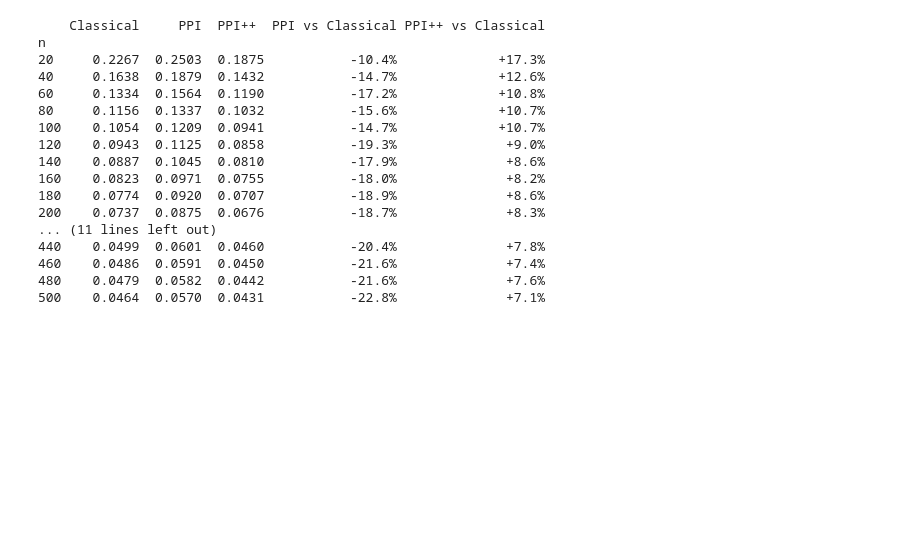
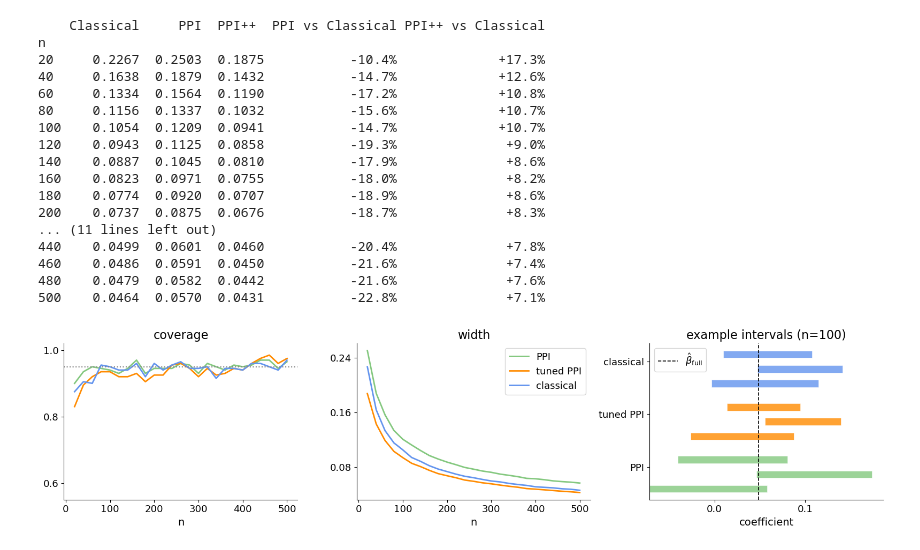
Before and after one commit to aangelopoulos/ppi_py, a Jupyter notebook: examples/eff-ppi/webgpt/length_vote_association.ipynb, the cells around one changed output. Drawn from its saved outputs; the diff is of its cells as text; code cells hidden in the pictures; blank space fills up the shorter version.

Commit message:
[final plot]

```diff
--- a/examples/eff-ppi/webgpt/length_vote_association.ipynb
+++ b/examples/eff-ppi/webgpt/length_vote_association.ipynb
@@ -161,31 +161,74 @@ n
 # %%
 colors = {"Classical": "#6394EE", "PPI": "#84C87F", "PPI++": "#FF8B00"}
 labels = {"Classical": "classical", "PPI": "PPI", "PPI++": "tuned PPI"}
+method_order = ["PPI", "PPI++", "Classical"]
 
-fig, axes = plt.subplots(1, 2, figsize=(12, 4))
+# Example intervals for the third panel
+n_ex = 100
+n_examples = 3
+coord = 1
+rng_ex = np.random.default_rng(7)
+
+example_cis = {"Classical": [], "PPI": [], "PPI++": []}
+for _ in range(n_examples):
+    idx = rng_ex.permutation(len(Y))
+    X_l, X_u = X[idx[:n_ex]], X[idx[n_ex:]]
+    Y_l = Y[idx[:n_ex]]
+    Yh_l, Yh_u = Yhat[idx[:n_ex]], Yhat[idx[n_ex:]]
+    for name, ci in [
+        ("Classical", classical_ols_ci(X_l, Y_l, alpha=alpha)),
+        ("PPI", ppi_ols_ci(X_l, Y_l, Yh_l, X_u, Yh_u, alpha=alpha, lam=1)),
+        ("PPI++", ppi_ols_ci(X_l, Y_l, Yh_l, X_u, Yh_u, alpha=alpha)),
+    ]:
+        example_cis[name].append((float(ci[0][coord]), float(ci[1][coord])))
+
+fig, axes = plt.subplots(1, 3, figsize=(16, 4))
 
 # Coverage (left)
-for m in ["PPI", "Classical", "PPI++"]:
+for m in method_order:
     axes[0].plot(ns, covers[m], label=labels[m], color=colors[m], linewidth=2)
 axes[0].axhline(1 - alpha, color="gray", linestyle="dotted", linewidth=1.5)
 axes[0].set_xlabel("n", fontsize=14)
 axes[0].set_ylabel("")
 axes[0].set_title("coverage", fontsize=16)
 axes[0].set_ylim(0.55, 1.02)
 axes[0].tick_params(axis='both', labelsize=13)
 axes[0].yaxis.set_major_locator(plt.MaxNLocator(3))
 
-# Width (right)
-for m in ["PPI", "Classical", "PPI++"]:
+# Width (middle)
+for m in method_order:
     axes[1].plot(ns, widths[m], label=labels[m], color=colors[m], linewidth=2)
 axes[1].set_xlabel("n", fontsize=14)
 axes[1].set_ylabel("")
 axes[1].set_title("width", fontsize=16)
 axes[1].legend(fontsize=13)
 axes[1].tick_params(axis='both', labelsize=13)
 axes[1].yaxis.set_major_locator(plt.MaxNLocator(3))
 
+# Example intervals (right)
+y_pos = 0
+yticks, ytick_labels = [], []
+gap = 0.6
+for m in method_order:
+    for i, (lo, hi) in enumerate(example_cis[m]):
+        axes[2].barh(y_pos, hi - lo, left=lo, height=0.5, color=colors[m], alpha=0.8,
+                      edgecolor="white", linewidth=0.5)
+        y_pos += 1
+    yticks.append(y_pos - n_examples / 2)
+    ytick_labels.append(labels[m])
+    y_pos += gap
+
+axes[2].axvline(beta_true, color="black", linestyle="--", linewidth=1.2, label=r"$\hat\beta_{\mathrm{full}}$")
+axes[2].set_yticks(yticks)
+axes[2].set_yticklabels(ytick_labels, fontsize=13)
+axes[2].set_xlabel("coefficient", fontsize=14)
+axes[2].set_title(f"example intervals (n={n_ex})", fontsize=16)
+axes[2].tick_params(axis='x', labelsize=13)
+axes[2].legend(fontsize=13)
+axes[2].xaxis.set_major_locator(plt.MaxNLocator(3))
+
 sns.despine(top=True, right=True)
-
 plt.tight_layout()
 plt.show()
+# %% [output]
+[figure, added]
```
